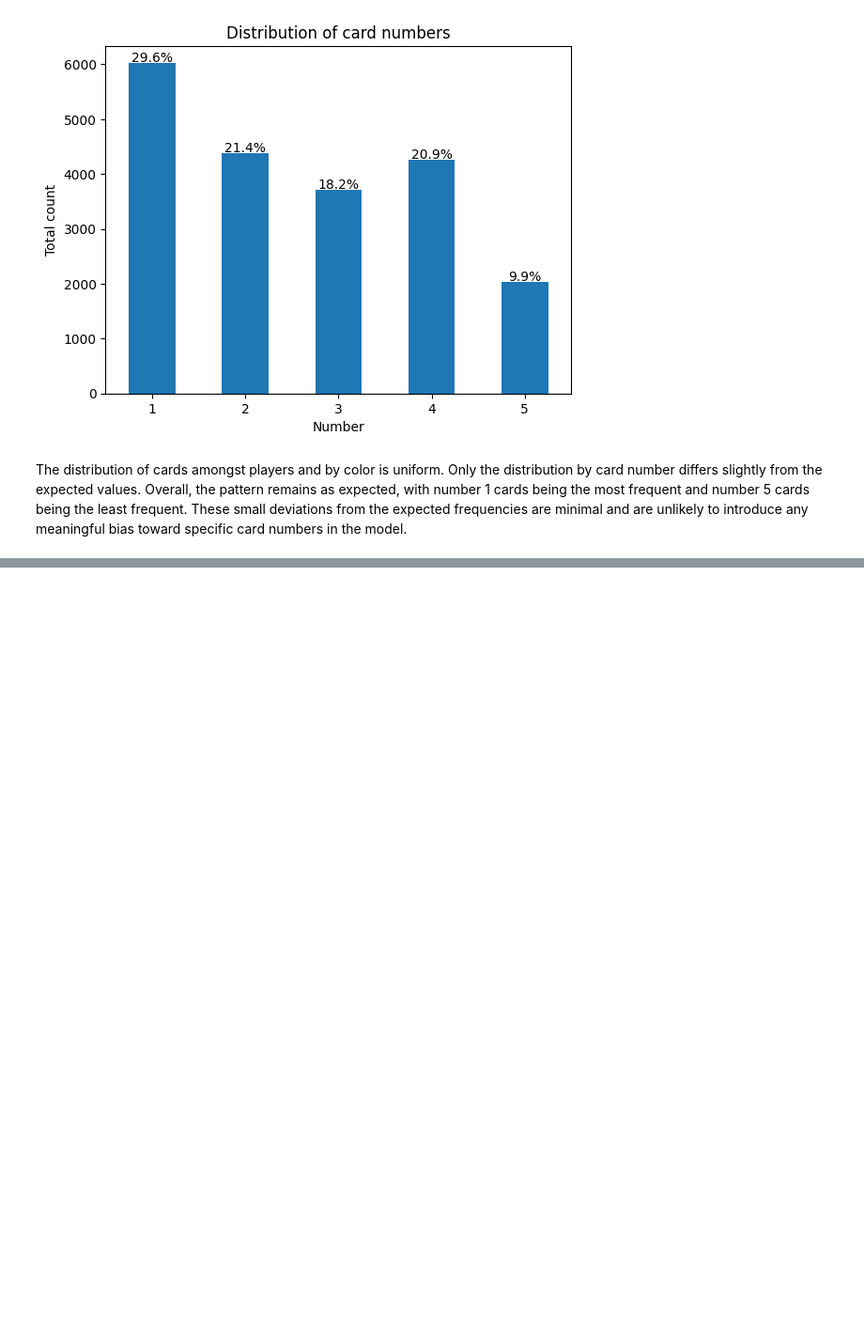
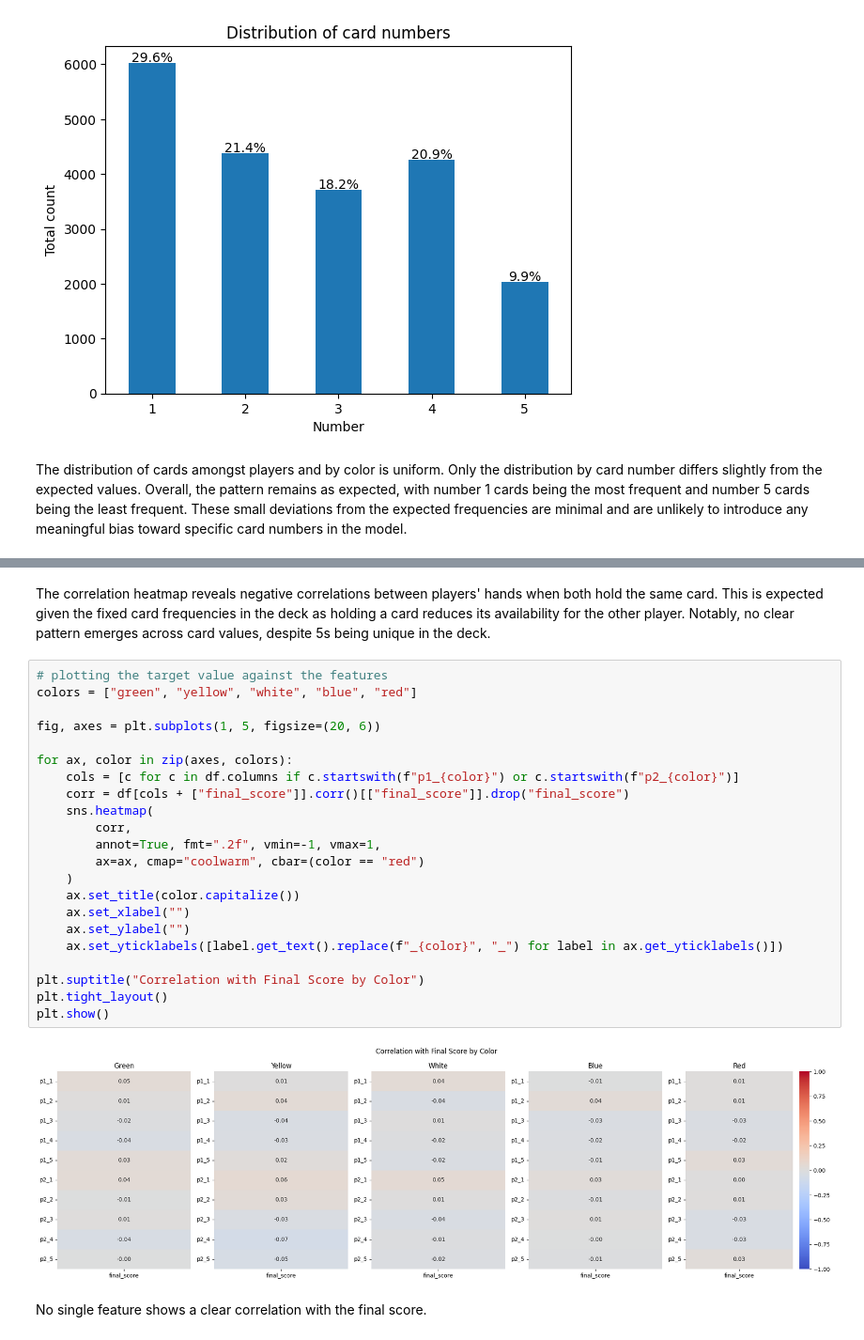
Before and after one commit to cosimab/hanabi_ml, a Jupyter notebook: 1_DatasetCharacteristics/exploratory_data_analysis.ipynb, the cells around one changed output, grey strips where cells are left out. Shown at 94% size. Cells and saved outputs as stored; diff of their text form; blank space fills up the shorter version.

```diff
--- a/1_DatasetCharacteristics/exploratory_data_analysis.ipynb
+++ b/1_DatasetCharacteristics/exploratory_data_analysis.ipynb
@@ -312,0 +327,28 @@ ValueError: could not convert string to float: 'game003d9bcb9d27dacf.log'
+# %% [markdown]
+The correlation heatmap reveals negative correlations between players' hands when both hold the same card. This is expected given the fixed card frequencies in the deck as holding a card reduces its availability for the other player. Notably, no clear pattern emerges across card values, despite 5s being unique in the deck.
+# %%
+# plotting the target value against the features
+colors = ["green", "yellow", "white", "blue", "red"]
+
+fig, axes = plt.subplots(1, 5, figsize=(20, 6))
+
+for ax, color in zip(axes, colors):
+    cols = [c for c in df.columns if c.startswith(f"p1_{color}") or c.startswith(f"p2_{color}")]
+    corr = df[cols + ["final_score"]].corr()[["final_score"]].drop("final_score")
+    sns.heatmap(
+        corr,
+        annot=True, fmt=".2f", vmin=-1, vmax=1,
+        ax=ax, cmap="coolwarm", cbar=(color == "red")
+    )
+    ax.set_title(color.capitalize())
+    ax.set_xlabel("")
+    ax.set_ylabel("")
+    ax.set_yticklabels([label.get_text().replace(f"_{color}", "_") for label in ax.get_yticklabels()])
+
+plt.suptitle("Correlation with Final Score by Color")
+plt.tight_layout()
+plt.show()
+# %% [output]
+[figure, added]
+# %% [markdown]
+No single feature shows a clear correlation with the final score.
```
Also changed, not shown: parts of 3 cells of this notebook.
